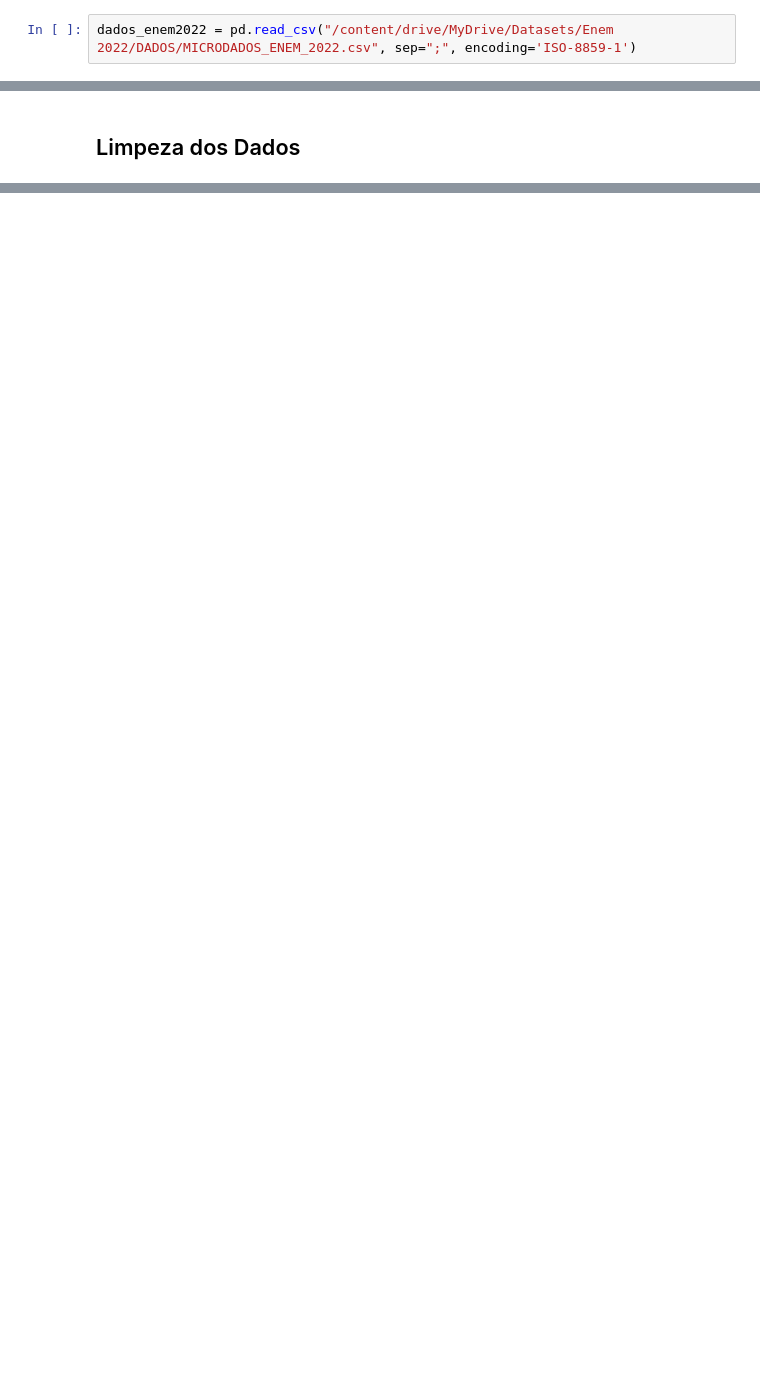
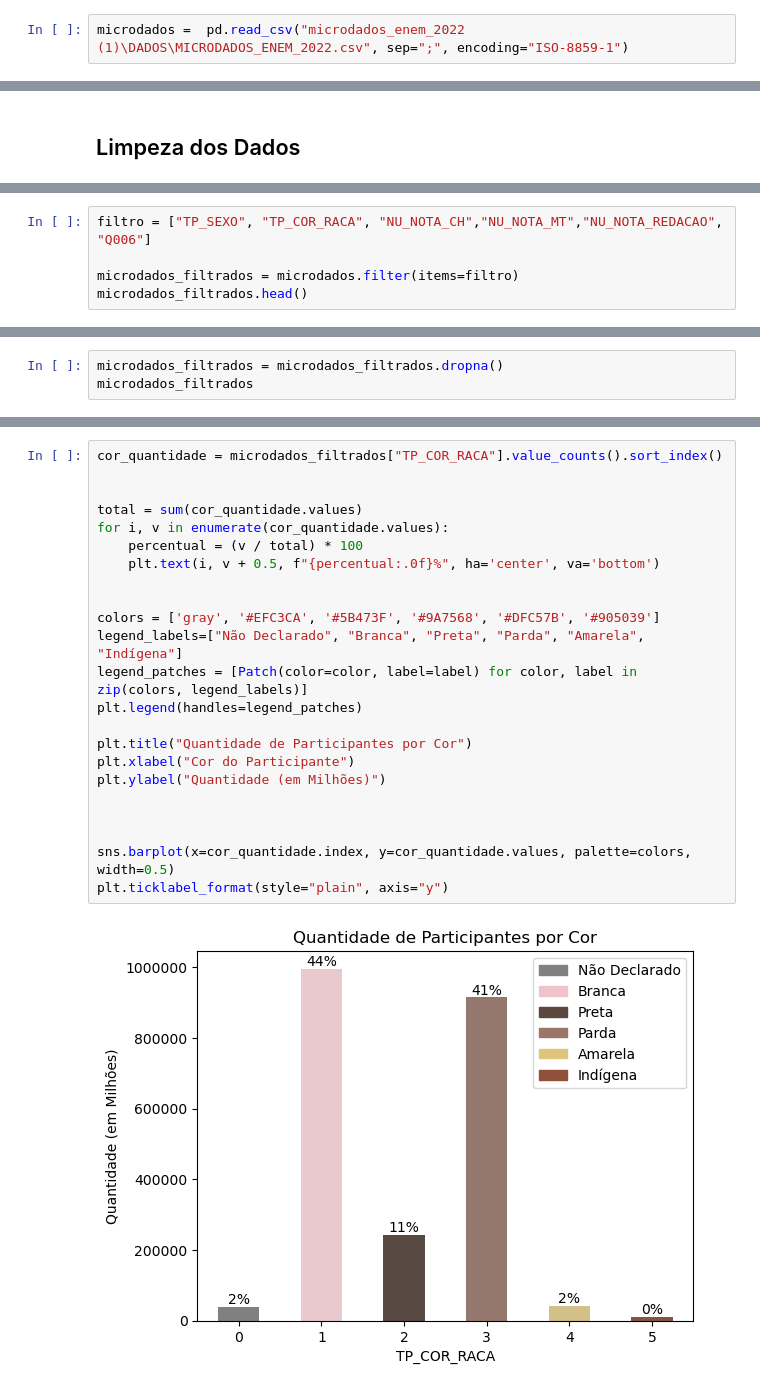
Before and after one commit to DiDevv/UFPB-Ciencia-de-Dados, a Jupyter notebook: ProjetoFinal/projetoICD.ipynb, the cells around one changed output, grey strips where cells are left out. Saved outputs shown, nothing was run; the diff lists cells and outputs as text; blank space fills up the shorter version.

```diff
--- a/ProjetoFinal/projetoICD.ipynb
+++ b/ProjetoFinal/projetoICD.ipynb
@@ -30,2 +18,2 @@ import seaborn as sns
 # %%
-dados_enem2022 = pd.read_csv("/content/drive/MyDrive/Datasets/Enem 2022/DADOS/MICRODADOS_ENEM_2022.csv", sep=";", encoding='ISO-8859-1')
+microdados =  pd.read_csv("microdados_enem_2022 (1)\DADOS\MICRODADOS_ENEM_2022.csv", sep=";", encoding="ISO-8859-1")
@@ -306,0 +57,5 @@ KMeans(n_clusters=2)
+# %%
+filtro = ["TP_SEXO", "TP_COR_RACA", "NU_NOTA_CH","NU_NOTA_MT","NU_NOTA_REDACAO", "Q006"]
+
+microdados_filtrados = microdados.filter(items=filtro)
+microdados_filtrados.head()
@@ -306,0 +71,3 @@ KMeans(n_clusters=2)
+# %%
+microdados_filtrados = microdados_filtrados.dropna()
+microdados_filtrados
@@ -306,0 +149,25 @@ KMeans(n_clusters=2)
+# %%
+cor_quantidade = microdados_filtrados["TP_COR_RACA"].value_counts().sort_index()
+
+
+total = sum(cor_quantidade.values)
+for i, v in enumerate(cor_quantidade.values):
+    percentual = (v / total) * 100
+    plt.text(i, v + 0.5, f"{percentual:.0f}%", ha='center', va='bottom')
+
+
+colors = ['gray', '#EFC3CA', '#5B473F', '#9A7568', '#DFC57B', '#905039']
+legend_labels=["Não Declarado", "Branca", "Preta", "Parda", "Amarela", "Indígena"]
+legend_patches = [Patch(color=color, label=label) for color, label in zip(colors, legend_labels)]
+plt.legend(handles=legend_patches)
+
+plt.title("Quantidade de Participantes por Cor")
+plt.xlabel("Cor do Participante")
+plt.ylabel("Quantidade (em Milhões)")
+
+
+
+sns.barplot(x=cor_quantidade.index, y=cor_quantidade.values, palette=colors, width=0.5)
+plt.ticklabel_format(style="plain", axis="y")
+# %% [output]
+[figure, added]
```
Also changed, not shown: parts of 115 cells of this notebook.
